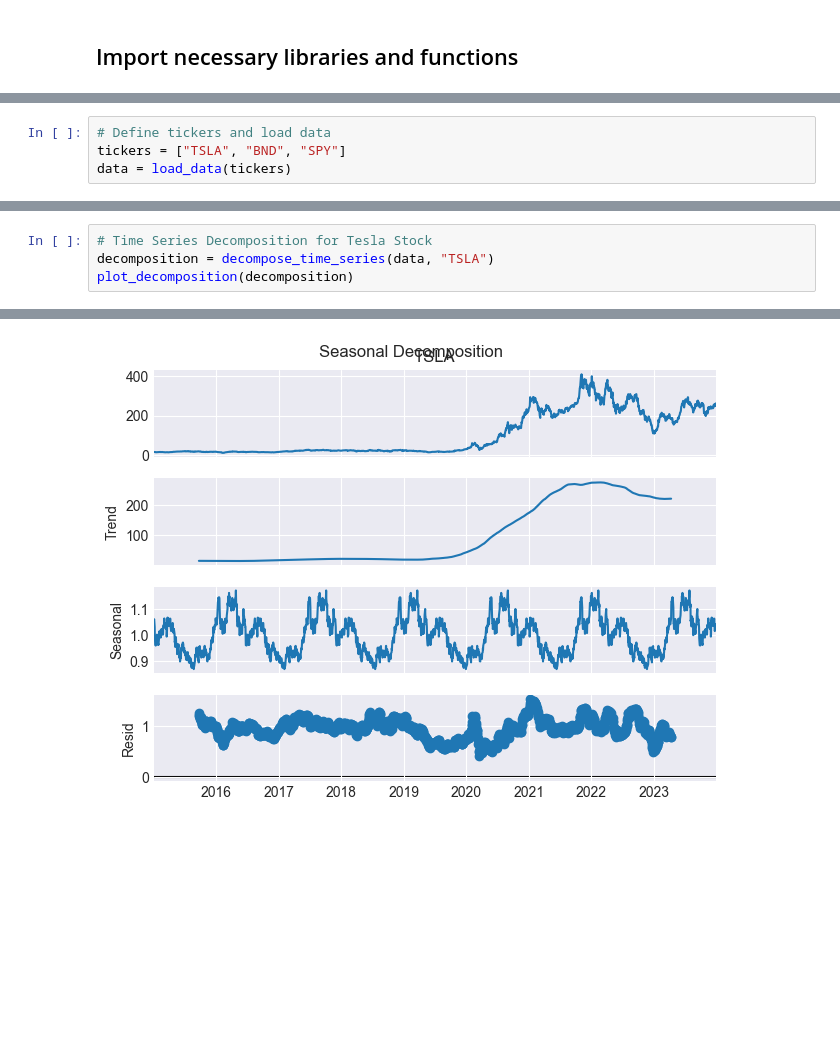
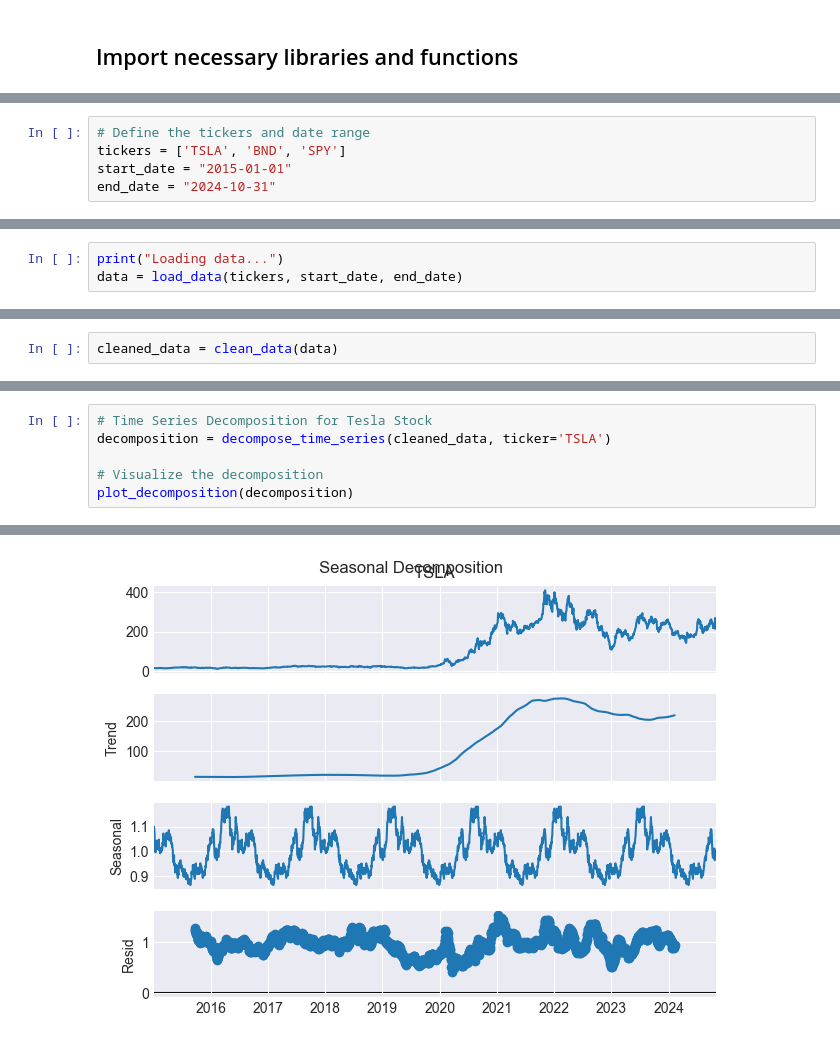
Before and after one commit to AmanReshid/PortfolioForecast-Optimizer, a Jupyter notebook: noteboos/Data_Preprocessing.ipynb, the cells around one changed output, grey strips where cells are left out. Saved outputs shown, nothing was run; the diff lists cells and outputs as text; blank space fills up the shorter version.

```diff
--- a/noteboos/Data_Preprocessing.ipynb
+++ b/noteboos/Data_Preprocessing.ipynb
@@ -15,4 +25,5 @@ logging.getLogger().setLevel(logging.INFO)
 # %%
-# Define tickers and load data
-tickers = ["TSLA", "BND", "SPY"]
-data = load_data(tickers)
+# Define the tickers and date range
+tickers = ['TSLA', 'BND', 'SPY']
+start_date = "2015-01-01"
+end_date = "2024-10-31"
@@ -44,0 +30,3 @@ plot_daily_returns(daily_returns)
+# %%
+print("Loading data...")
+data = load_data(tickers, start_date, end_date)
@@ -44,0 +54,2 @@ plot_daily_returns(daily_returns)
+# %%
+cleaned_data = clean_data(data)
@@ -57,5 +123,7 @@ plot_outliers(daily_returns, outliers)
 # %%
 # Time Series Decomposition for Tesla Stock
-decomposition = decompose_time_series(data, "TSLA")
+decomposition = decompose_time_series(cleaned_data, ticker='TSLA')
+
+# Visualize the decomposition
 plot_decomposition(decomposition)
 # %% [output]
@@ -64 +132 @@ plot_decomposition(decomposition)
-[figure, old version]
+[figure, new version]
```
Also changed, not shown: parts of 31 cells of this notebook, 2 other files.
